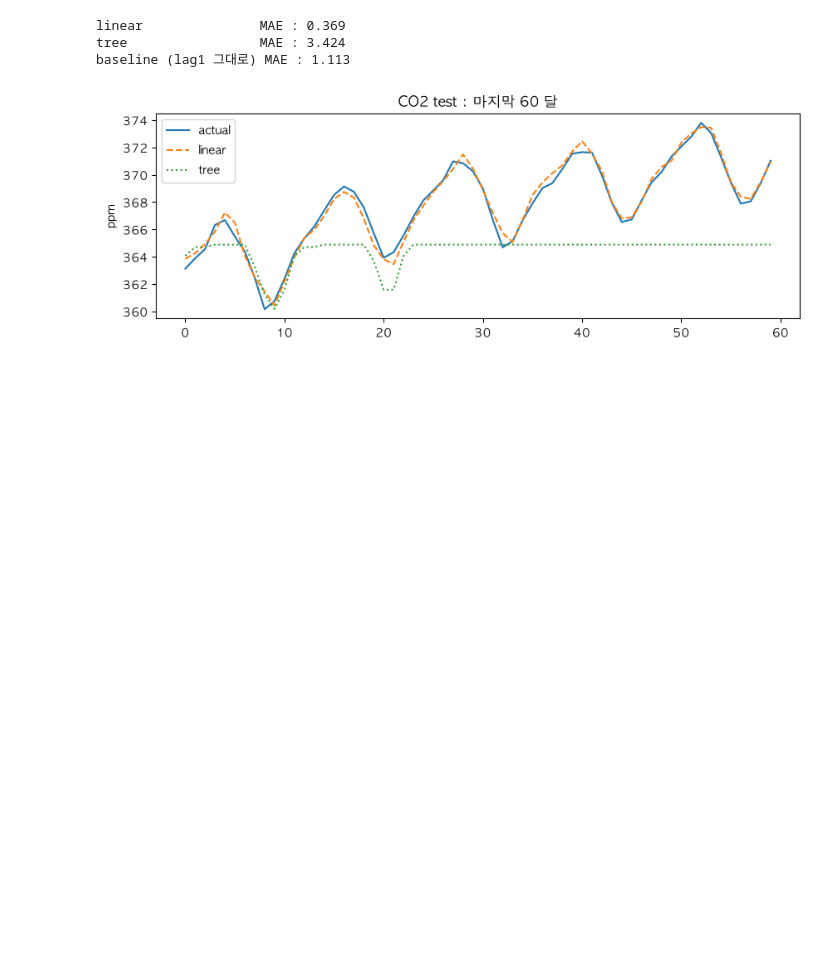
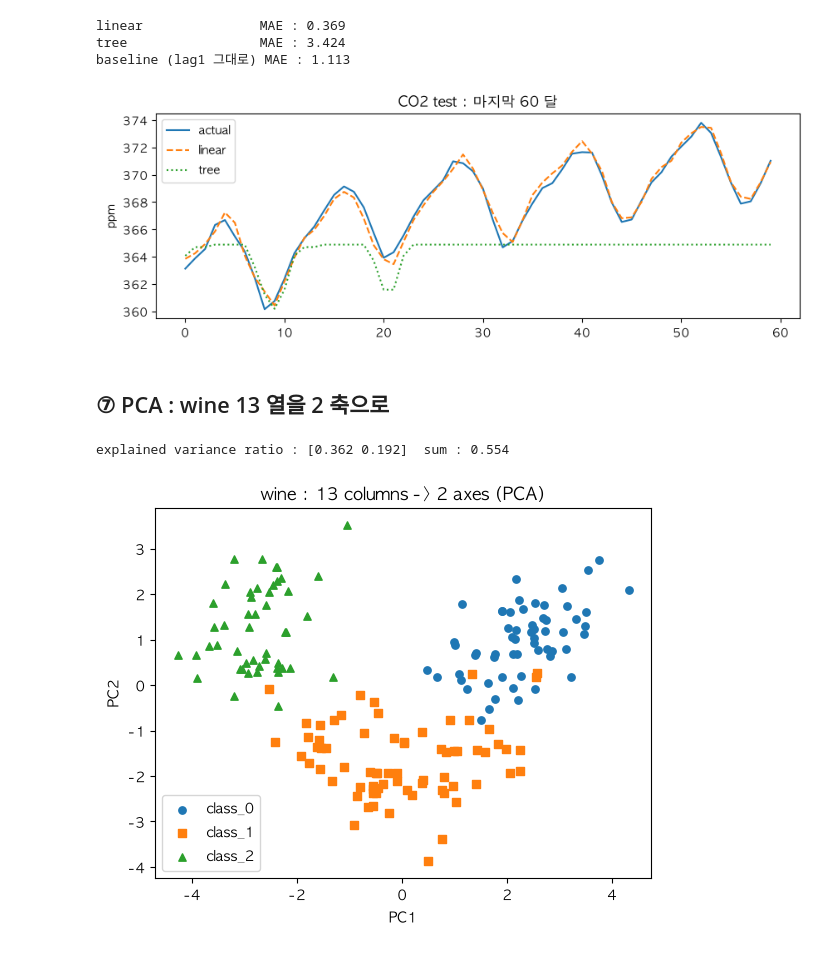
Before and after one commit to Im-Jongseok/data_analysis, a Jupyter notebook: ml4.ipynb, the cells around one changed output. Drawn from its saved outputs; the diff is of its cells as text; code cells hidden in the pictures; blank space fills up the shorter version.

Commit message:
[week13-prac7][feat] 4차시 실습 ⑦ Wine PCA와 주성분 분석

```diff
--- a/ml4.ipynb
+++ b/ml4.ipynb
@@ -116,3 +116,29 @@ plt.legend()
 plt.show()
 # %% [output]
 [figure]
+# %% [markdown]
+## ⑦ PCA : wine 13 열을 2 축으로
+# %%
+from sklearn.datasets import load_wine
+from sklearn.preprocessing import StandardScaler
+from sklearn.decomposition import PCA
+
+wine = load_wine(as_frame=True)
+Xw = wine.frame[wine.feature_names]
+yw = wine.target_names[wine.target]
+Xz = StandardScaler().fit_transform(Xw)
+pca = PCA(n_components=2)
+P = pca.fit_transform(Xz)
+print("explained variance ratio :", pca.explained_variance_ratio_.round(3),
+      " sum :", pca.explained_variance_ratio_.sum().round(3))
+for name, mk in zip(wine.target_names, ["o", "s", "^"]):
+    sel = (yw == name)
+    plt.scatter(P[sel, 0], P[sel, 1], marker=mk, label=name, s=28)
+plt.xlabel("PC1")
+plt.ylabel("PC2")
+plt.title("wine : 13 columns -> 2 axes (PCA)")
+plt.legend()
+plt.show()
+# %% [output]
+explained variance ratio : [0.362 0.192]  sum : 0.554
+[figure, added]
```
Also changed, not shown: parts of 2 cells of this notebook.
